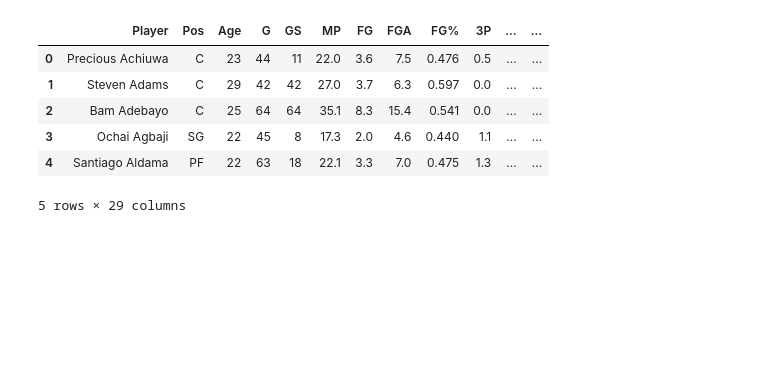
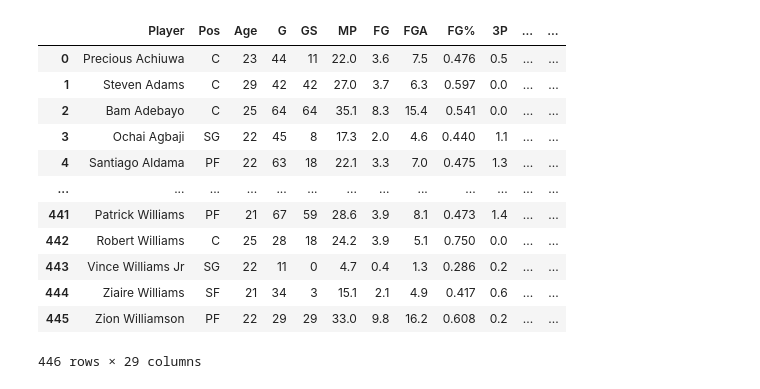
Before and after one commit to amankavil11/kNN_NBA_Classifier, a Jupyter notebook: kNN_NBA_Position_Classifier.ipynb, the cells around one changed output. Cells and saved outputs as stored; diff of their text form; code cells hidden in the pictures; blank space fills up the shorter version.

```diff
--- a/kNN_NBA_Position_Classifier.ipynb
+++ b/kNN_NBA_Position_Classifier.ipynb
@@ -6,17 +6,24 @@ from load_stats_func import load_NBA_stats
 # %%
 target_col = 'Pos'
 
-df_train, df_test = load_NBA_stats(split_test=True, split_test_elements=30)
+df_train, df_test = load_NBA_stats(split_test=True, split_test_elements=10)
 
 df_train, df_test = df_train.drop(['Tm'], axis=1), df_test.drop(['Tm'], axis=1)
+df_train = df_train.drop(df_train[df_train['G'] < 10].index, axis=0).reset_index(drop=True)
 
-df_train.head()
+df_train
 # %% [output]
 |  | Player | Pos | Age | G | GS | MP | FG | FGA | FG% | 3P | ... | ... |
 | 0 | Precious Achiuwa | C | 23 | 44 | 11 | 22.0 | 3.6 | 7.5 | 0.476 | 0.5 | ... | ... |
 | 1 | Steven Adams | C | 29 | 42 | 42 | 27.0 | 3.7 | 6.3 | 0.597 | 0.0 | ... | ... |
 | 2 | Bam Adebayo | C | 25 | 64 | 64 | 35.1 | 8.3 | 15.4 | 0.541 | 0.0 | ... | ... |
 | 3 | Ochai Agbaji | SG | 22 | 45 | 8 | 17.3 | 2.0 | 4.6 | 0.440 | 1.1 | ... | ... |
 | 4 | Santiago Aldama | PF | 22 | 63 | 18 | 22.1 | 3.3 | 7.0 | 0.475 | 1.3 | ... | ... |
+| ... | ... | ... | ... | ... | ... | ... | ... | ... | ... | ... | ... | ... |
+| 441 | Patrick Williams | PF | 21 | 67 | 59 | 28.6 | 3.9 | 8.1 | 0.473 | 1.4 | ... | ... |
+| 442 | Robert Williams | C | 25 | 28 | 18 | 24.2 | 3.9 | 5.1 | 0.750 | 0.0 | ... | ... |
+| 443 | Vince Williams Jr | SG | 22 | 11 | 0 | 4.7 | 0.4 | 1.3 | 0.286 | 0.2 | ... | ... |
+| 444 | Ziaire Williams | SF | 21 | 34 | 3 | 15.1 | 2.1 | 4.9 | 0.417 | 0.6 | ... | ... |
+| 445 | Zion Williamson | PF | 22 | 29 | 29 | 33.0 | 9.8 | 16.2 | 0.608 | 0.2 | ... | ... |
-5 rows × 29 columns
+446 rows × 29 columns
 # %%
```
Also changed, not shown: parts of 6 cells of this notebook.
